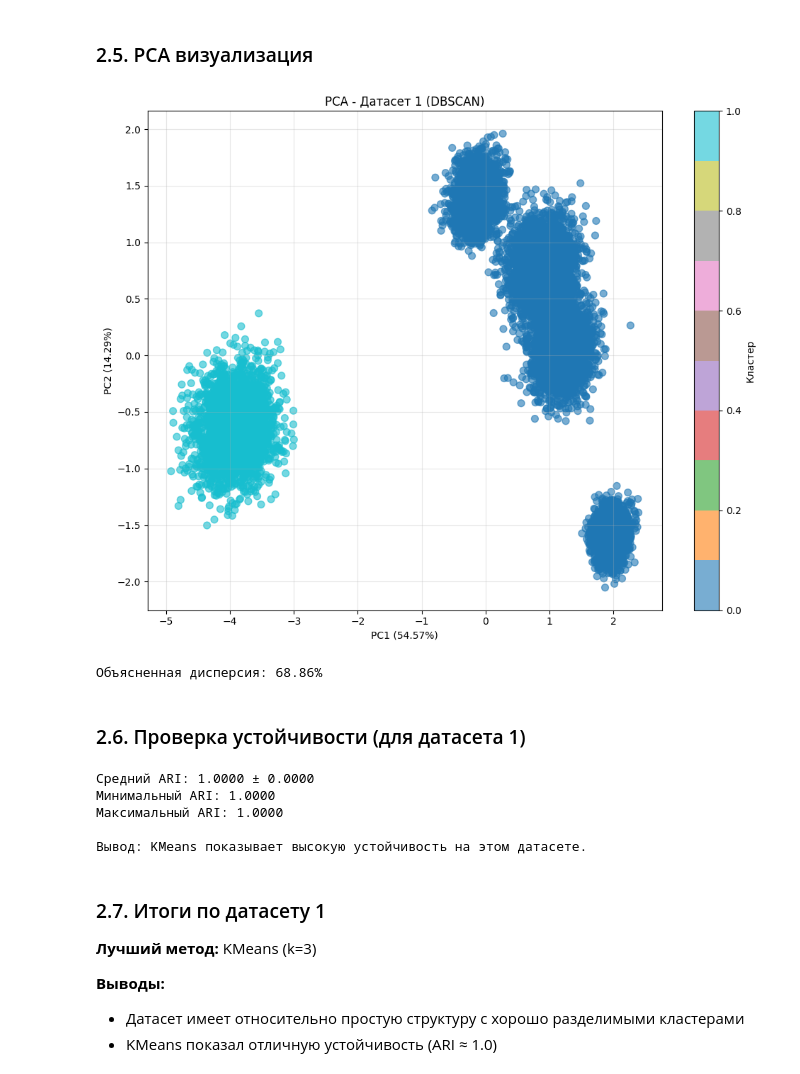
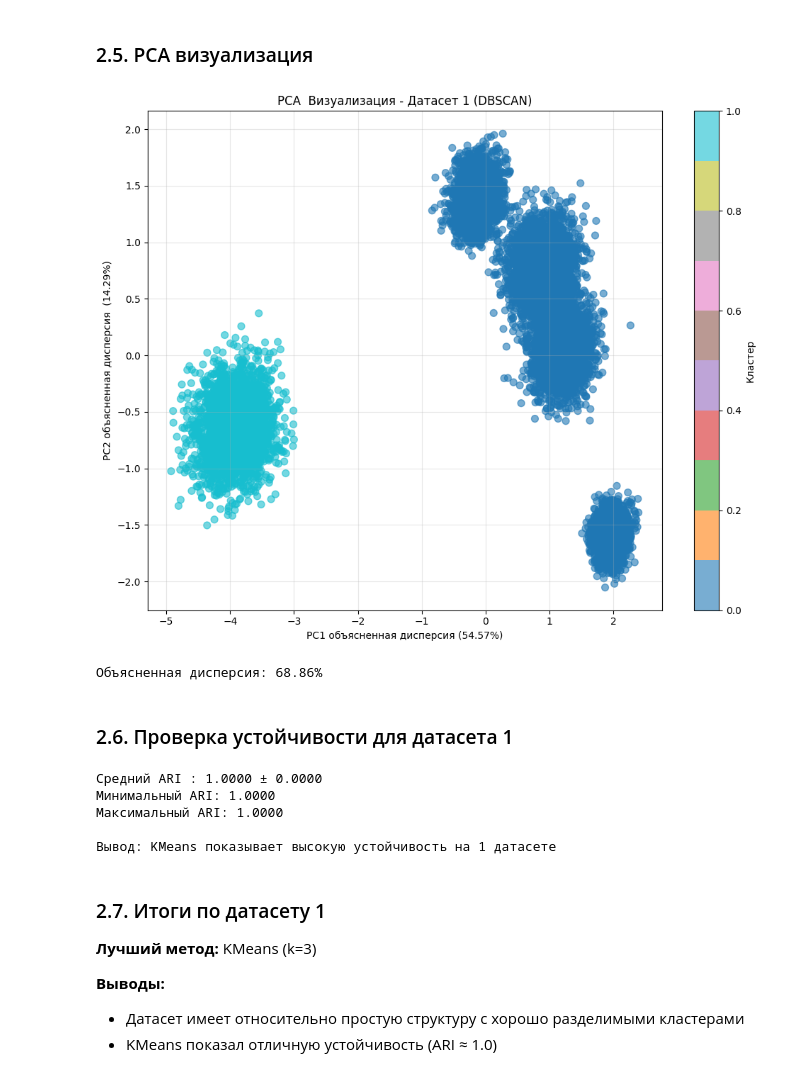
Before and after one commit to SeyYestyq/seyyestyq-aie-student-damir, a Jupyter notebook: homeworks/HW07/HW07.ipynb, the cells around one changed output. Drawn from its saved outputs; the diff is of its cells as text; code cells hidden in the pictures.

```diff
--- a/homeworks/HW07/HW07.ipynb
+++ b/homeworks/HW07/HW07.ipynb
@@ -264,34 +265,34 @@ noise_ratio: 0.0000
 # %%
 # PCA для визуализации
 pca1 = PCA(n_components=2, random_state=RANDOM_STATE)
 X1_pca = pca1.fit_transform(X1_scaled)
 
 # Выбор лучшего метода для визуализации
 if metrics_kmeans1['silhouette'] > metrics_dbscan1['silhouette']:
     best_labels1 = labels_kmeans1
     best_method1 = 'KMeans'
 else:
     best_labels1 = best_labels_db1
     best_method1 = 'DBSCAN'
 
 # Визуализация
 plt.figure(figsize=(10, 8))
 scatter = plt.scatter(X1_pca[:, 0], X1_pca[:, 1], c=best_labels1, cmap='tab10', alpha=0.6, s=50)
 plt.colorbar(scatter, label='Кластер')
-plt.xlabel(f'PC1 ({pca1.explained_variance_ratio_[0]:.2%})')
-plt.ylabel(f'PC2 ({pca1.explained_variance_ratio_[1]:.2%})')
-plt.title(f'PCA - Датасет 1 ({best_method1})')
+plt.xlabel(f'PC1 объясненная дисперсия ({pca1.explained_variance_ratio_[0]:.2%})')
+plt.ylabel(f'PC2 объясненная дисперсия  ({pca1.explained_variance_ratio_[1]:.2%})')
+plt.title(f'PCA  Визуализация - Датасет 1 ({best_method1})')
 plt.grid(True, alpha=0.3)
 plt.tight_layout()
 plt.savefig('artifacts/figures/dataset1_pca.png', dpi=300, bbox_inches='tight')
 plt.show()
 
 print(f"Объясненная дисперсия: {pca1.explained_variance_ratio_.sum():.2%}")
 # %% [output]
-[figure, old version]
+[figure, new version]
 Объясненная дисперсия: 68.86%
 # %% [markdown]
-### 2.6. Проверка устойчивости (для датасета 1)
+### 2.6. Проверка устойчивости для датасета 1
 # %%
 # Проверка устойчивости KMeans на разных random_state
 random_states = [42, 123, 456, 789, 999]
@@ -302,7 +303,7 @@ for rs in random_states:
     labels = kmeans.fit_predict(X1_scaled)
     labels_list.append(labels)
 
-# Вычисляем ARI между всеми парами
+# Вычисляем ARI между всеми парами полученных результатов
 ari_pairs = []
 for i, j in combinations(range(len(labels_list)), 2):
     ari = adjusted_rand_score(labels_list[i], labels_list[j])
@@ -311,22 +312,21 @@ for i, j in combinations(range(len(labels_list)), 2):
 mean_ari = np.mean(ari_pairs)
 std_ari = np.std(ari_pairs)
 
-print(f"Средний ARI: {mean_ari:.4f} ± {std_ari:.4f}")
+print(f"Средний ARI : {mean_ari:.4f} ± {std_ari:.4f}")
 print(f"Минимальный ARI: {min(ari_pairs):.4f}")
 print(f"Максимальный ARI: {max(ari_pairs):.4f}")
-
 if mean_ari > 0.9:
-    print("\nВывод: KMeans показывает высокую устойчивость на этом датасете.")
+    print("\nВывод: KMeans показывает высокую устойчивость на 1 датасете")
 elif mean_ari > 0.7:
-    print("\nВывод: KMeans показывает умеренную устойчивость.")
+    print("\nВывод: KMeans показывает умеренную устойчивость на 1 датасете.")
 else:
-    print("\nВывод: KMeans показывает низкую устойчивость.")
+    print("\nВывод: KMeans показывает низкую устойчивость на 1 датасете ")
 # %% [output]
-Средний ARI: 1.0000 ± 0.0000
+Средний ARI : 1.0000 ± 0.0000
 Минимальный ARI: 1.0000
 Максимальный ARI: 1.0000
 
-Вывод: KMeans показывает высокую устойчивость на этом датасете.
+Вывод: KMeans показывает высокую устойчивость на 1 датасете
 # %% [markdown]
 ### 2.7. Итоги по датасету 1
 
```
Also changed, not shown: parts of 14 cells of this notebook, 6 other files.
